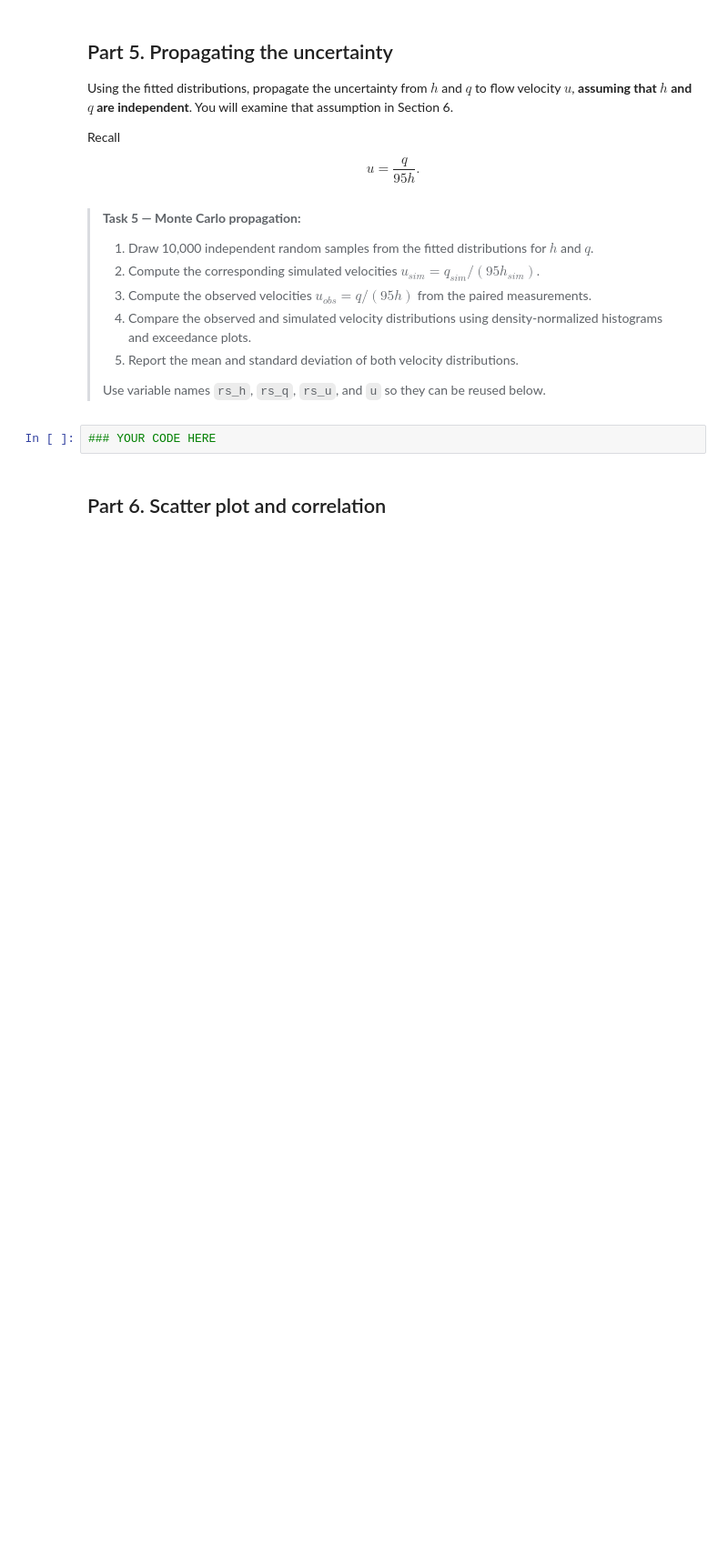
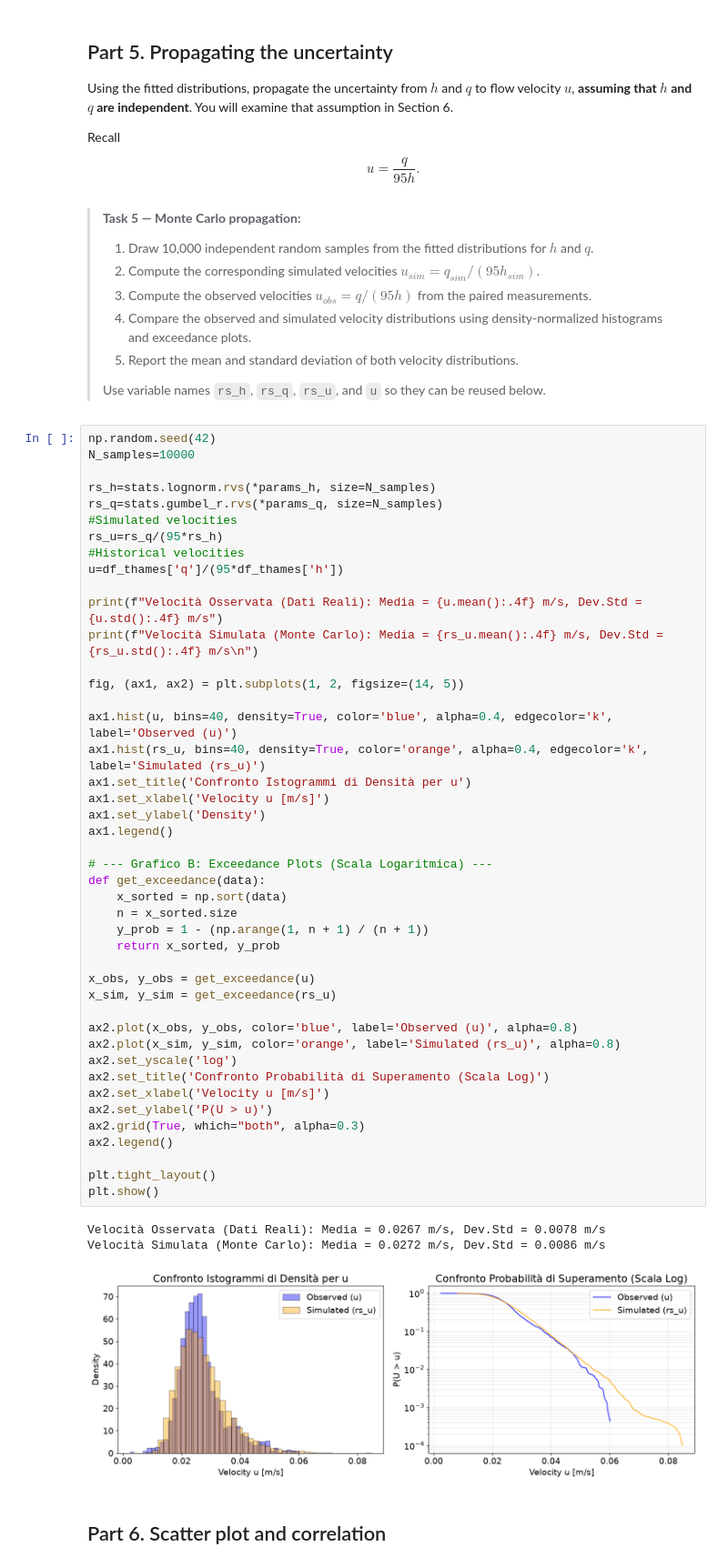
Before and after one commit to LorenzoBellunato/GA1.4, a Jupyter notebook: all_files_GA_1_4/GA_1.4.ipynb, the cells around one changed output. Shown at 91% size. Drawn from its saved outputs; the diff is of its cells as text; blank space fills up the shorter version.

```diff
--- a/all_files_GA_1_4/GA_1.4.ipynb
+++ b/all_files_GA_1_4/GA_1.4.ipynb
@@ -296,7 +417,53 @@ $$u=\frac{q}{95h}.$$
 >Use variable names `rs_h`, `rs_q`, `rs_u`, and `u` so they can be reused below.
 >
 # %%
-### YOUR CODE HERE
+np.random.seed(42)
+N_samples=10000
+
+rs_h=stats.lognorm.rvs(*params_h, size=N_samples)
+rs_q=stats.gumbel_r.rvs(*params_q, size=N_samples)
+#Simulated velocities
+rs_u=rs_q/(95*rs_h)
+#Historical velocities
+u=df_thames['q']/(95*df_thames['h'])
+
+print(f"Velocità Osservata (Dati Reali): Media = {u.mean():.4f} m/s, Dev.Std = {u.std():.4f} m/s")
+print(f"Velocità Simulata (Monte Carlo): Media = {rs_u.mean():.4f} m/s, Dev.Std = {rs_u.std():.4f} m/s\n")
+
+fig, (ax1, ax2) = plt.subplots(1, 2, figsize=(14, 5))
+
+ax1.hist(u, bins=40, density=True, color='blue', alpha=0.4, edgecolor='k', label='Observed (u)')
+ax1.hist(rs_u, bins=40, density=True, color='orange', alpha=0.4, edgecolor='k', label='Simulated (rs_u)')
+ax1.set_title('Confronto Istogrammi di Densità per u')
+ax1.set_xlabel('Velocity u [m/s]')
+ax1.set_ylabel('Density')
+ax1.legend()
+
+# --- Grafico B: Exceedance Plots (Scala Logaritmica) ---
+def get_exceedance(data):
+    x_sorted = np.sort(data)
+    n = x_sorted.size
+    y_prob = 1 - (np.arange(1, n + 1) / (n + 1))
+    return x_sorted, y_prob
+
+x_obs, y_obs = get_exceedance(u)
+x_sim, y_sim = get_exceedance(rs_u)
+
+ax2.plot(x_obs, y_obs, color='blue', label='Observed (u)', alpha=0.8)
+ax2.plot(x_sim, y_sim, color='orange', label='Simulated (rs_u)', alpha=0.8)
+ax2.set_yscale('log')
+ax2.set_title('Confronto Probabilità di Superamento (Scala Log)')
+ax2.set_xlabel('Velocity u [m/s]')
+ax2.set_ylabel('P(U > u)')
+ax2.grid(True, which="both", alpha=0.3)
+ax2.legend()
+
+plt.tight_layout()
+plt.show()
+# %% [output]
+Velocità Osservata (Dati Reali): Media = 0.0267 m/s, Dev.Std = 0.0078 m/s
+Velocità Simulata (Monte Carlo): Media = 0.0272 m/s, Dev.Std = 0.0086 m/s
+[figure, added]
 # %% [markdown]
 ## Part 6. Scatter plot and correlation
 # %% [markdown]
```
Also changed, not shown: parts of 4 cells of this notebook.
